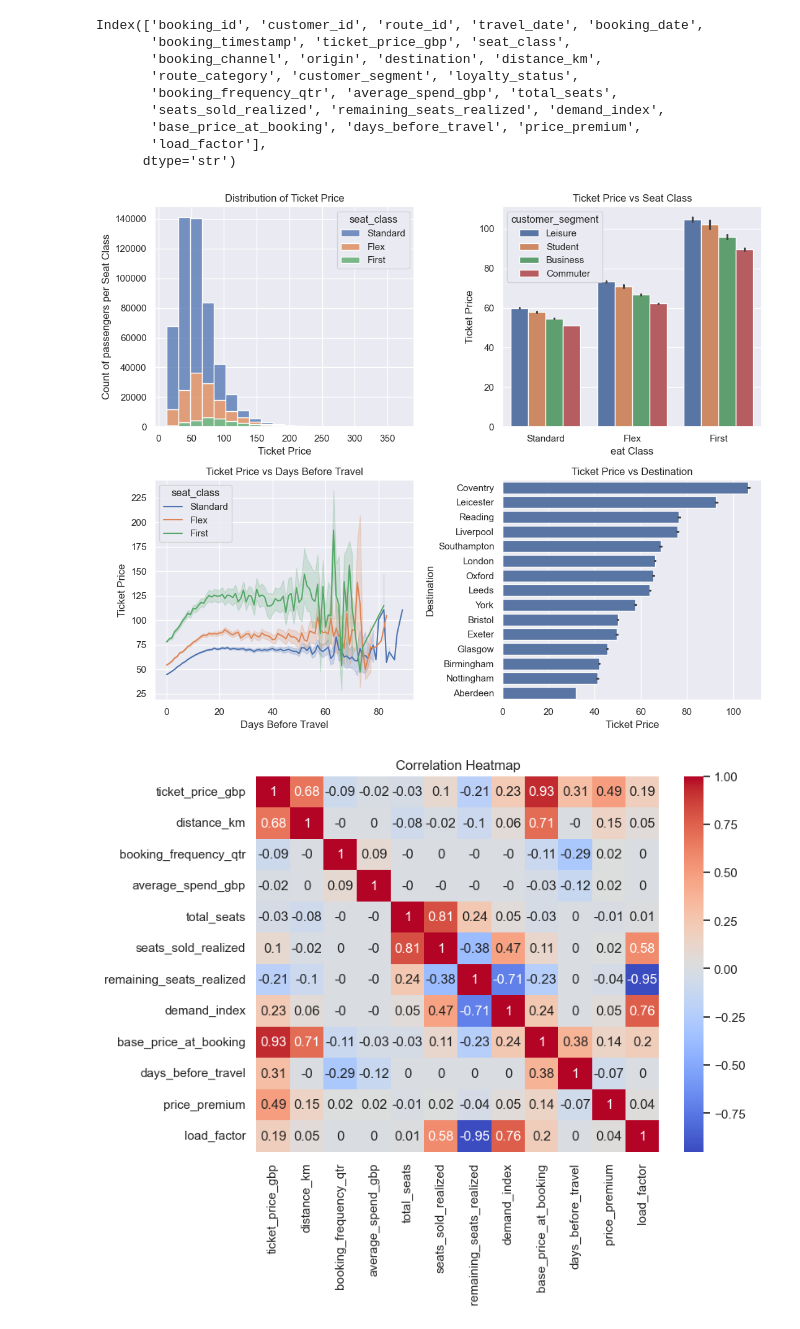
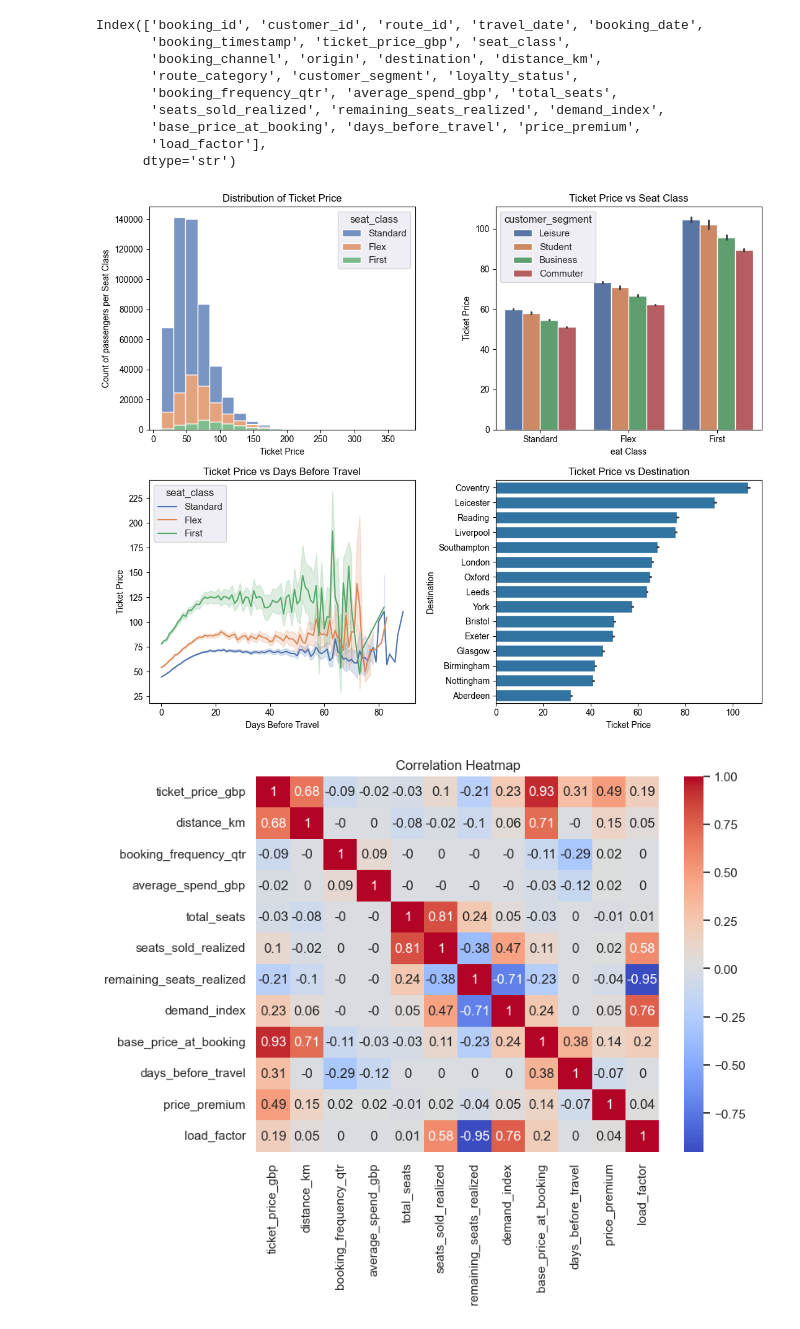
Before and after one commit to Ceejay-user/train-ticket-pricing, a Jupyter notebook: preprocessing/data-cleaning.ipynb, the cells around one changed output. Saved outputs shown, nothing was run; the diff lists cells and outputs as text; code cells hidden in the pictures.

```diff
--- a/preprocessing/data-cleaning.ipynb
+++ b/preprocessing/data-cleaning.ipynb
@@ -244,32 +244,33 @@ Index(['booking_id', 'customer_id', 'route_id', 'travel_date', 'booking_date',
       dtype='str')
 # %%
 fig, axes = plt.subplots(2, 2, figsize=(11, 9))
+sns.set_theme()
 
 sns.histplot(data=data, x='ticket_price_gbp', hue='seat_class', multiple='stack', bins=20, ax=axes[0, 0])
 axes[0, 0].set_title('Distribution of Ticket Price')
 axes[0, 0].set_xlabel('Ticket Price')
 axes[0, 0].set_ylabel('Count of passengers per Seat Class')
 
 sns.barplot(data=data, x='seat_class', y='ticket_price_gbp', hue='customer_segment', ax=axes[0, 1])
 axes[0, 1].set_title('Ticket Price vs Seat Class')
 axes[0, 1].set_xlabel('eat Class')
 axes[0, 1].set_ylabel('Ticket Price')
 
 sns.lineplot(data=data, x='days_before_travel', y='ticket_price_gbp', hue='seat_class', ax=axes[1, 0])
 axes[1, 0].set_title('Ticket Price vs Days Before Travel')
 axes[1, 0].set_xlabel('Days Before Travel')
 axes[1, 0].set_ylabel('Ticket Price')
 
 order_list_destination = data.groupby('destination')['ticket_price_gbp'].mean().sort_values(ascending=False).index
 sns.barplot(data=data, x='ticket_price_gbp', y='destination', order=order_list_destination, ax=axes[1, 1])
 axes[1, 1].set_title('Ticket Price vs Destination')
 axes[1, 1].set_xlabel('Ticket Price')
 axes[1, 1].set_ylabel('Destination')
 
 plt.tight_layout()
 plt.show()
 # %% [output]
-[figure, old version]
+[figure, new version]
 # %%
 plt.figure(figsize=(8, 6))
 numerical_column = data.select_dtypes(include=['float', 'int'])
```
Also changed, not shown: parts of 11 cells of this notebook, 2 other files.
